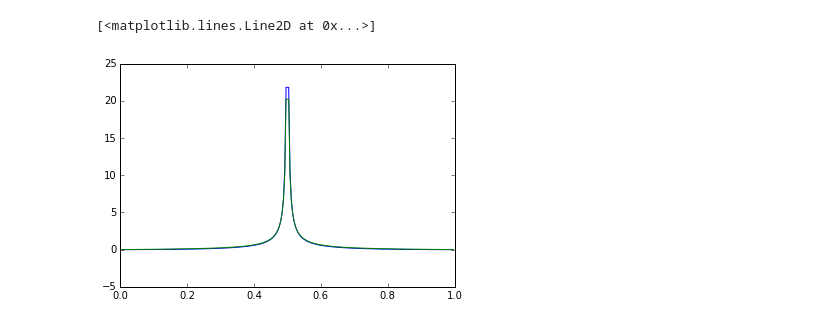
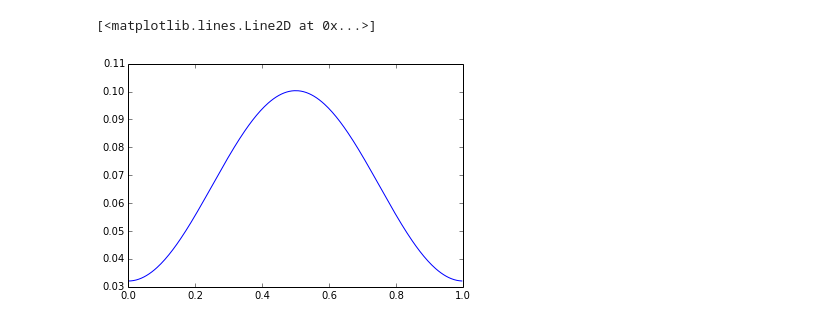
Before and after one commit to dreamer2368/py3d3v, a Jupyter notebook: py3d3v/fft-3d.ipynb, the cells around one changed output. Saved outputs shown, nothing was run; the diff lists cells and outputs as text; code cells hidden in the pictures.

```diff
--- a/py3d3v/fft-3d.ipynb
+++ b/py3d3v/fft-3d.ipynb
@@ -57,12 +60,12 @@ rx[rx==0] = 1.
 expected = 1./(4*np.pi*rx)
 expected = expected-expected[0] # k=0 comp should be zero hack
 
-solver = Poisson3DFFT(nz, dz, ny, dy, nx, dx)
+solver = Poisson3DFFTLR(nz, dz, ny, dy, nx, dx, 10)
 phis = solver(rhos/(dz*dy*dx))
 # %%
 dp = rx0>0. # Do-plot filter to remove rx==0 singularity
 plt.plot(x_vals[dp], phis[nz/2, ny/2, :][dp])
-plt.plot(x_vals[dp], expected[dp])
+#plt.plot(x_vals[dp], expected[dp])
 # %% [output]
 [<matplotlib.lines.Line2D at 0x...>]
-[figure, old version]
+[figure, new version]
```
Also changed, not shown: parts of 7 cells of this notebook, 1 other file.
